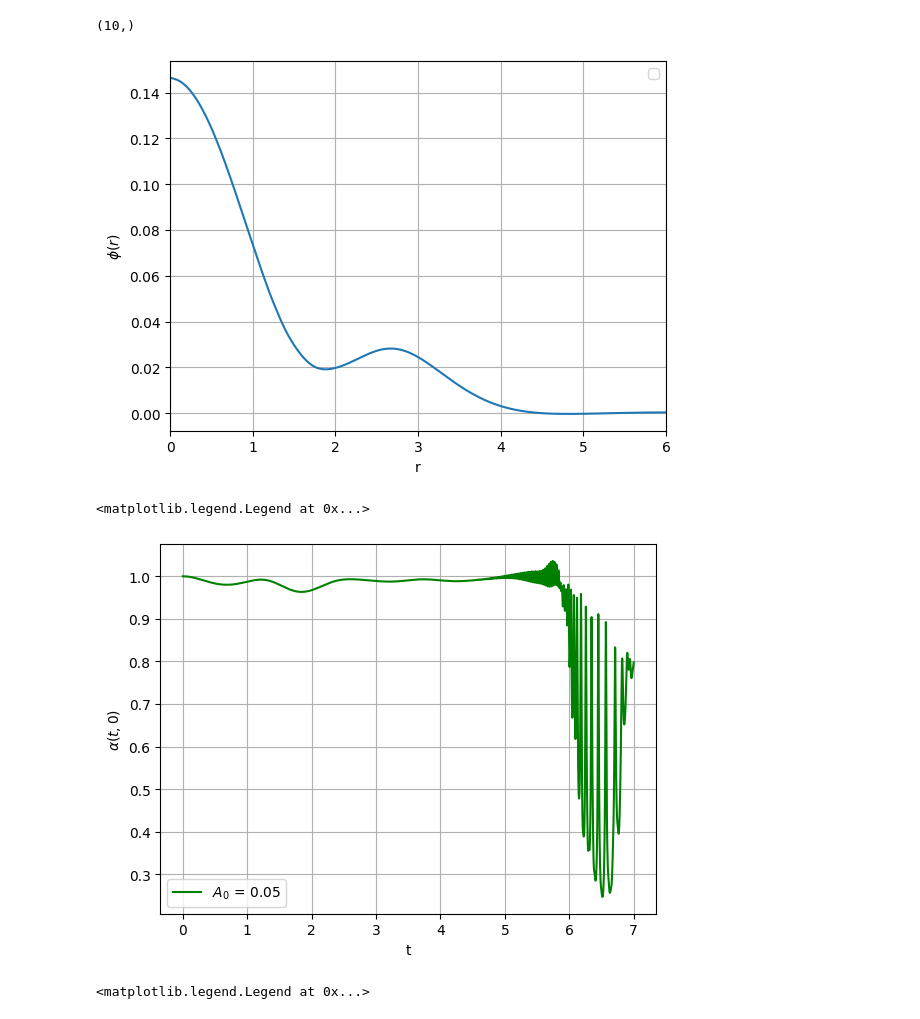
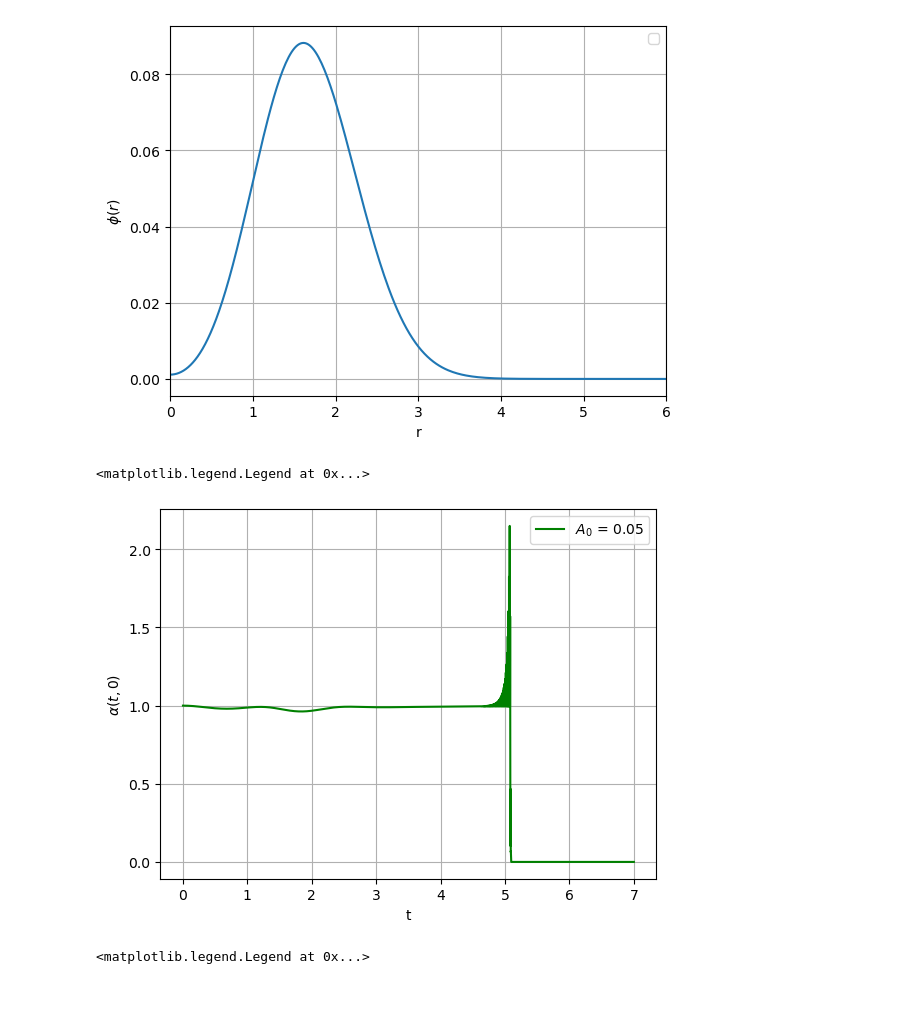
Before and after one commit to phmouras/Critical-Phenomena-in-gravitational-collapse-via-spectral-methods, a Jupyter notebook: MS_spherical_DD_construction.ipynb, the cells around one changed output. Drawn from its saved outputs; the diff is of its cells as text; code cells hidden in the pictures.

```diff
--- a/MS_spherical_DD_construction.ipynb
+++ b/MS_spherical_DD_construction.ipynb
@@ -8,9 +8,9 @@ import math
 
 
 # Truncation ordem
-N1 = 5             # 1st domain [0, r0]
+N1 = 50             # 1st domain [0, r0]
 
-N2 = 5             # 2nd domain [r0, ∞)
+N2 = 50             # 2nd domain [r0, ∞)
 
 # Map parameter
 
@@ -191,7 +191,7 @@ psi_tst = np.vstack((psi_1, psi_2))         # Verified
 # 1st domain: r0 = 1
 TB1_r0 = np.zeros([2*N1+3])     # TB1(r0)
 
-r01 = r0
+r01 = 1
 
 TB1_r0[0] = 1
 TB1_r0[1] = r01
@@ -228,7 +228,7 @@ rTB1_r0_pair = rTB1_r0[0:2*N1+1:2]     # Verified
 
 # 2nd domain. r0 = -1
 
-r02 = -r0
+r02 = -1
 
 TL2_r0 = np.zeros([N2+3])     # TL2(r0)
 
@@ -447,12 +447,11 @@ rrChi = np.concatenate((np.dot(c0, rrpsi),[0,0]))
 
 V = 0
 
-coeforigin = np.concatenate([[0],-4*(-1)**np.arange(1, N1+1)*np.arange(1, N1+1)**2/r0**2])
+coeforigin = np.concatenate([[0],-4*(-1)**(np.arange(1, N1+1))*np.arange(1, N1+1)**2/r0**2])
 
-tol = 1e-18
+tol = 1e-17
 n = 0
-nf = 100
-
+nf = 200
 
 # Newton Raphson loop
 while n <= nf:
@@ -468,10 +467,10 @@ while n <= nf:
   JH = np.column_stack((JH_0, JH_int, psi_cc, rpsi_cc))
   inv_JH = np.linalg.pinv(JH)
   cnew = c0
-  c0 = c0 - np.dot(H0, inv_JH)
+  c0 = cnew - np.dot(H0, inv_JH)
   err = abs(c0 - cnew)
-  print(max(err))
   if  max(err) <= tol:
+    print(max(err))
     break
   n = n + 1
 #out_c = open('c0_30_L02.txt', 'a')
@@ -744,7 +735,7 @@ rSB3 = np.vstack((rSB3_1, rSB3_2))
 
 # Runge Kutta 4th order
 
-h = 0.001   # step size
+h = 0.0005   # step size
 tf = 7
 
 It = int(tf/h)
@@ -1023,20 +974,16 @@ array([ 5.31511755e-03, -1.78588041e-02,  1.72622831e-02, -1.66728901e-02,
-# %%
-ck0.shape
-# %% [output]
-(10,)
 # %%
 # Scalar Field Phi:
 
-plt.plot(rplot, phi_set[1000])  # Assegurar mesma dimensão
+plt.plot(rplot, phi_set[200])  # Assegurar mesma dimensão
 plt.xlabel('r')
 plt.xlim(0,6)
 plt.ylabel(r'$\phi(r)$')
 #plt.axvline(x=r0, color='k', label='Interface em $r=r0$')
 plt.legend()
 plt.grid(True)
 plt.show()
 # %% [output]
-[figure, old version]
+[figure, new version]
 # %%
 # Searching for critical amplitude:
 
@@ -1051,7 +998,7 @@ plt.grid()
 plt.legend()
 # %% [output]
 <matplotlib.legend.Legend at 0x...>
-[figure, old version]
+[figure, new version]
 # %%
 # Phi origin
 
```
Also changed, not shown: parts of 14 cells of this notebook.
